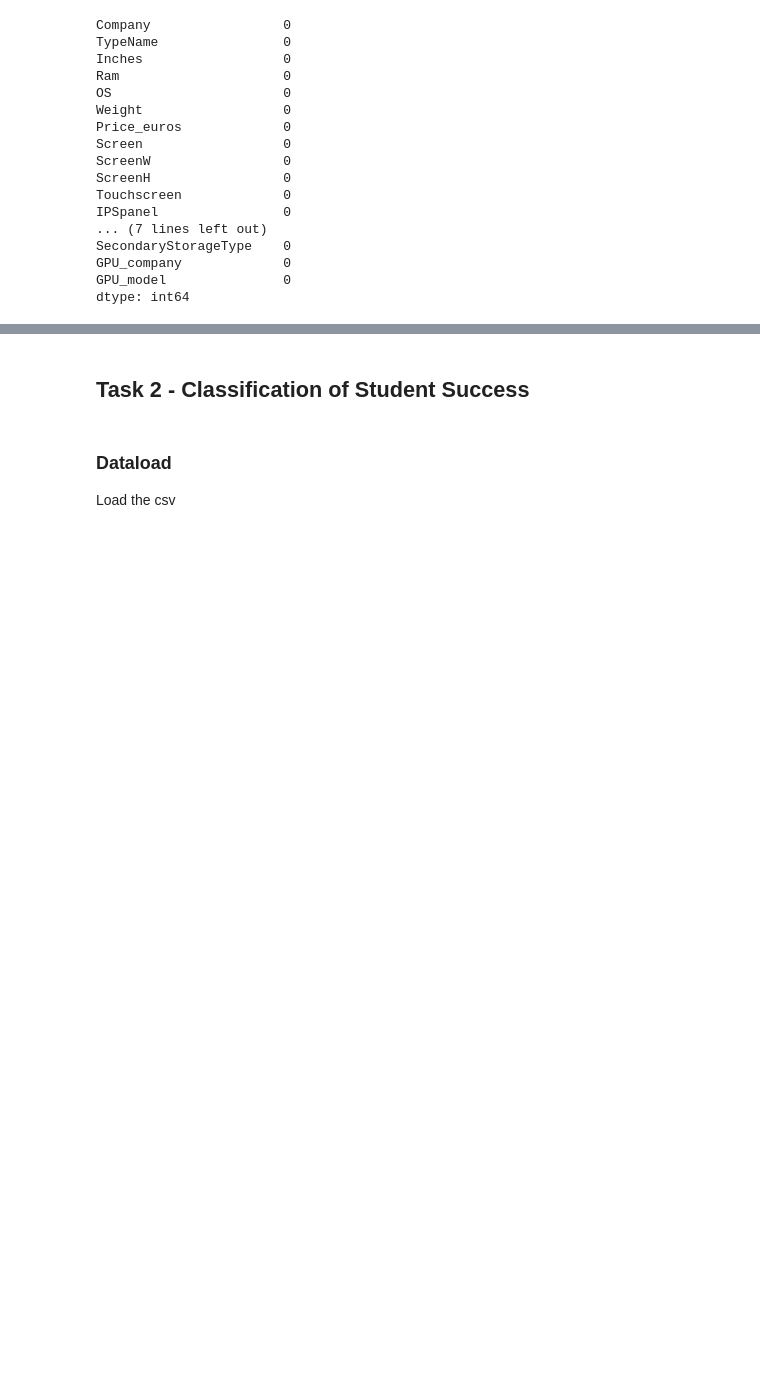
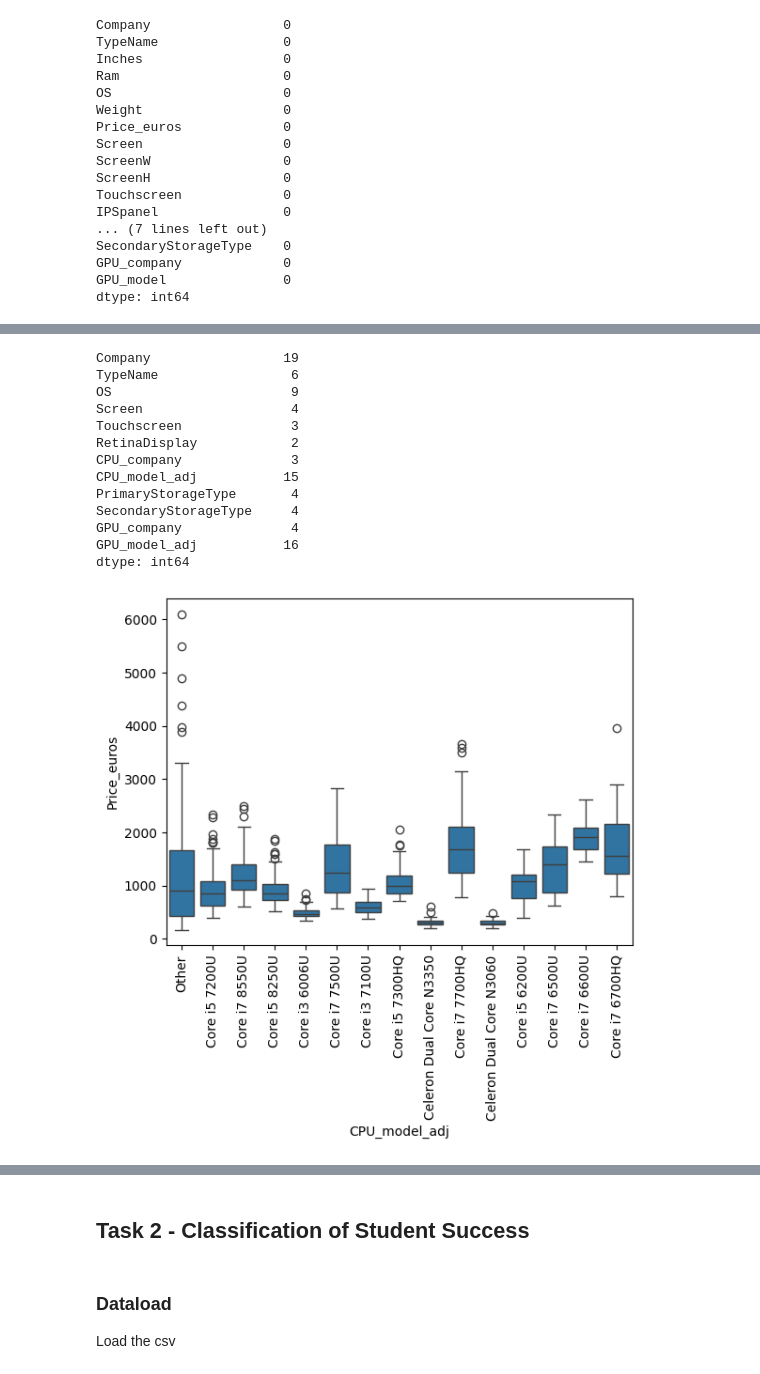
Before and after one commit to wortcook/UMKC, a Jupyter notebook: Fall2024/CS5530-0005/proj/notebook.ipynb, the cells around one changed output, grey strips where cells are left out. Cells and saved outputs as stored; diff of their text form; code cells hidden in the pictures; blank space fills up the shorter version.

```diff
--- a/Fall2024/CS5530-0005/proj/notebook.ipynb
+++ b/Fall2024/CS5530-0005/proj/notebook.ipynb
@@ -90,0 +157,34 @@ dtype: int64
+# %%
+#Check our counts again
+laptop_category_columns = ['Company', 'TypeName', 'OS', 'Screen', 'Touchscreen', 'RetinaDisplay',
+                           'CPU_company', 'CPU_model_adj', 'PrimaryStorageType', 'SecondaryStorageType', 'GPU_company', 'GPU_model_adj']
+
+df_laptop_category_data = df_laptops[laptop_category_columns]
+
+df_laptop_unique_category_values = df_laptop_category_data.nunique()
+
+print(df_laptop_unique_category_values)
+
+#Finally, let's look at the price data for the laptops for CPU and GPU models
+sns.boxplot(data=df_laptops, x='CPU_model_adj', y='Price_euros')
+plt.xticks(rotation=90)
+plt.show()
+
+sns.boxplot(data=df_laptops, x='GPU_model_adj', y='Price_euros')
+plt.xticks(rotation=90)
+plt.show()
+# %% [output]
+Company                 19
+TypeName                 6
+OS                       9
+Screen                   4
+Touchscreen              3
+RetinaDisplay            2
+CPU_company              3
+CPU_model_adj           15
+PrimaryStorageType       4
+SecondaryStorageType     4
+GPU_company              4
+GPU_model_adj           16
+dtype: int64
+[figure, added]
```
Also changed, not shown: parts of 15 cells of this notebook.
